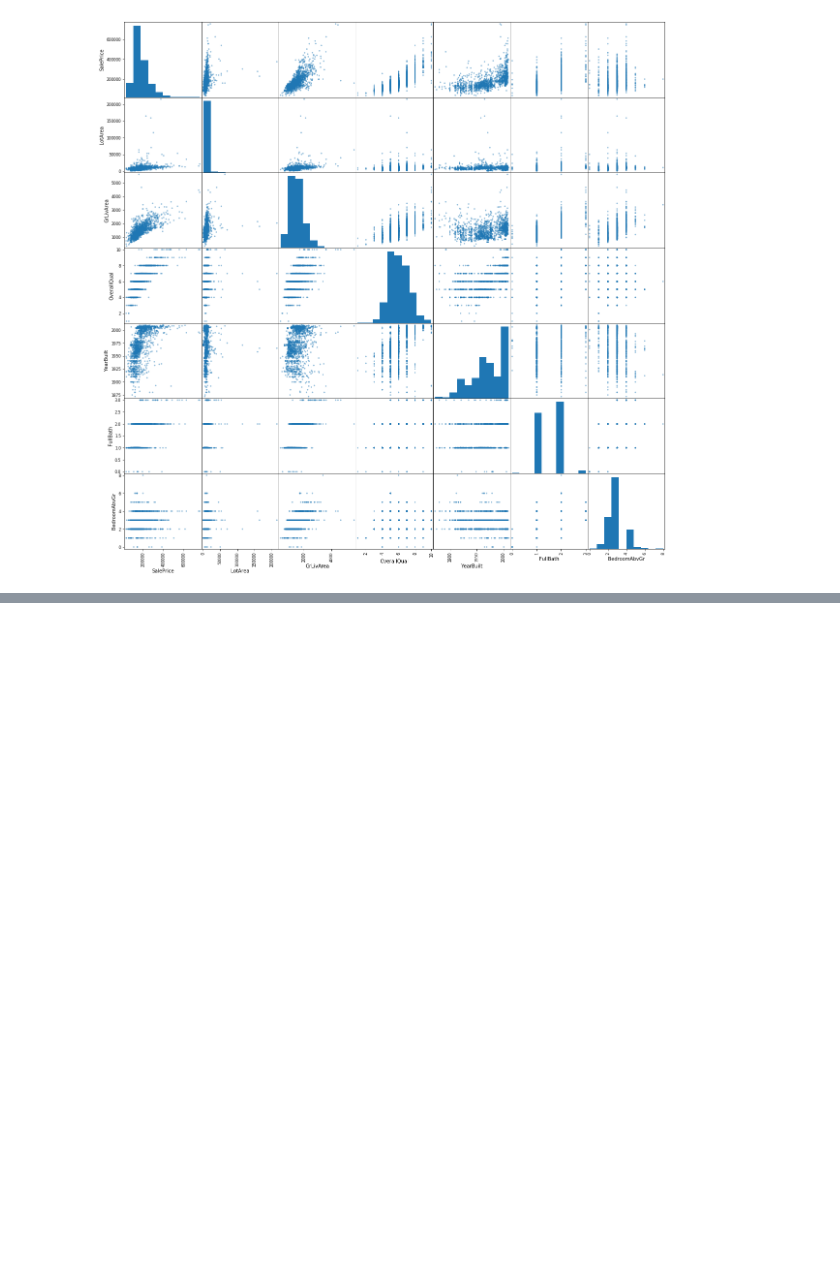
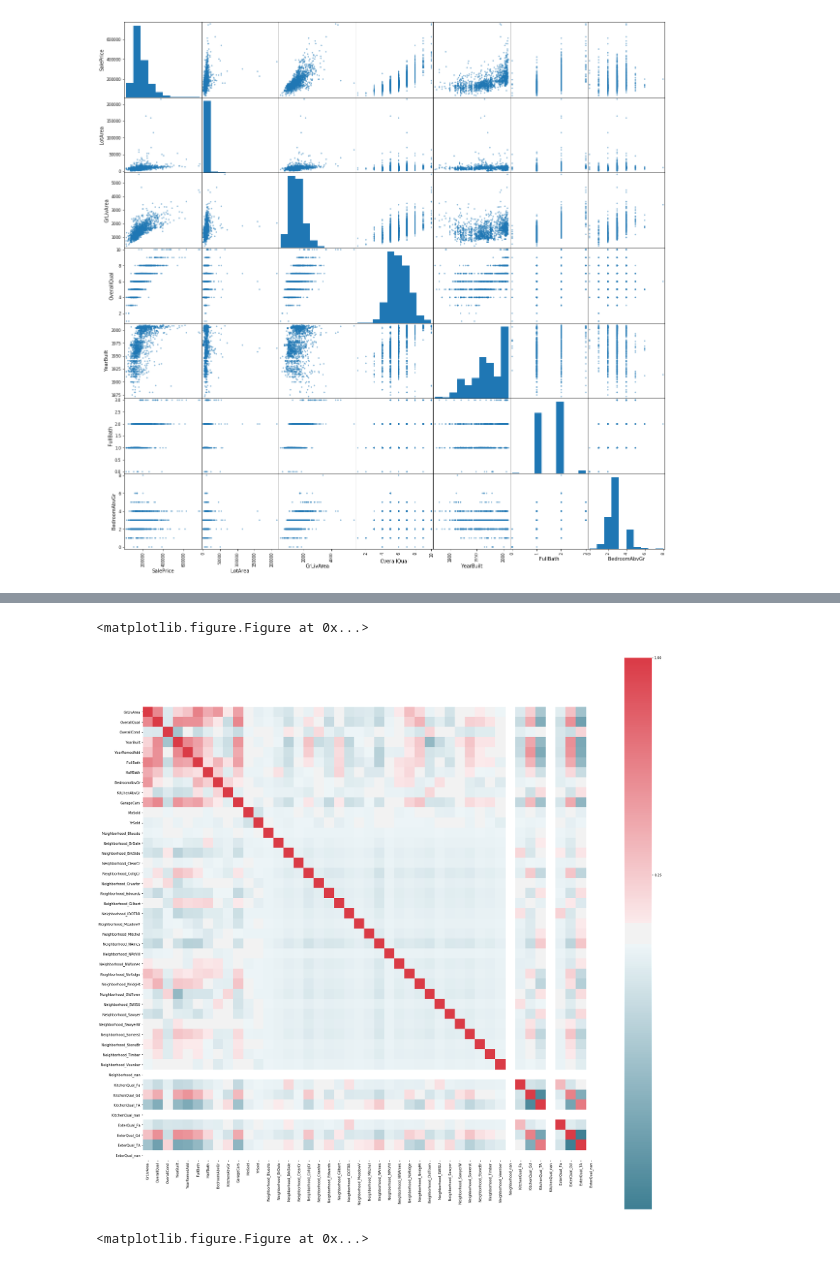
Before and after one commit to erinldugan/Machine_Learning_Prohect, a Jupyter notebook: PreProcess.ipynb, the cells around one changed output, grey strips where cells are left out. Drawn from its saved outputs; the diff is of its cells as text; code cells hidden in the pictures; blank space fills up the shorter version.

```diff
--- a/PreProcess.ipynb
+++ b/PreProcess.ipynb
@@ -158,0 +230,11 @@ plt.show()
+# %%
+cmap = sns.diverging_palette(220, 10, as_cmap=True)
+corr = df1.iloc[:, 1:80].corr()
+mask = np.zeros_like(corr)
+
+sns.heatmap(corr, vmax=1,cmap= cmap, square=True,cbar_kws={"ticks":[0.25,1]}, mask = mask)
+plt.figure(figsize=(12, 12))
+# %% [output]
+<matplotlib.figure.Figure at 0x...>
+[figure, added]
+<matplotlib.figure.Figure at 0x...>
```
Also changed, not shown: parts of 19 cells of this notebook, 1 other file.
